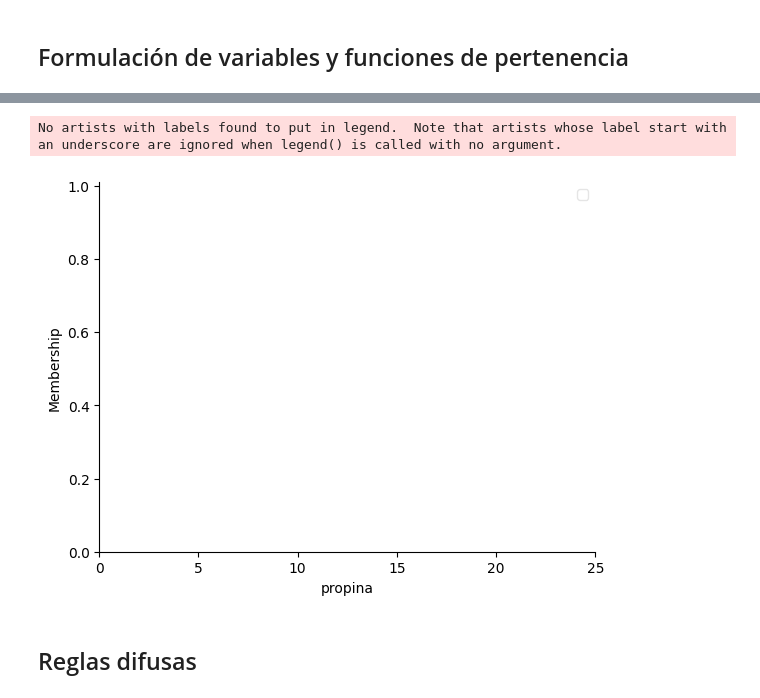
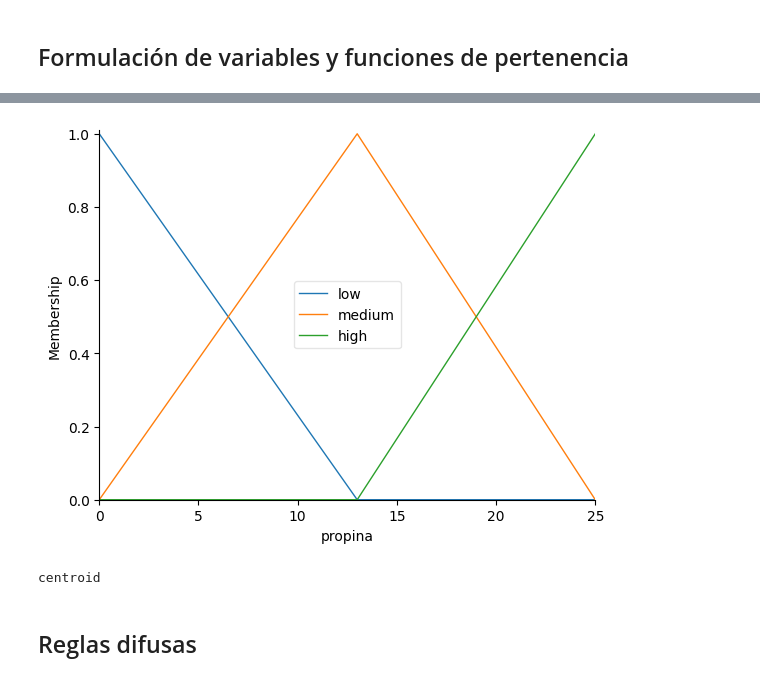
Before and after one commit to 0xGeN02/University, a Jupyter notebook: 2/IA/sesion7/N03_propinas_difusas.ipynb, the cells around one changed output, grey strips where cells are left out. Drawn from its saved outputs; the diff is of its cells as text; code cells hidden in the pictures.

```diff
--- a/2/IA/sesion7/N03_propinas_difusas.ipynb
+++ b/2/IA/sesion7/N03_propinas_difusas.ipynb
@@ -39,12 +40,15 @@ v_servicio.view()
 # %%
 # Otra forma de definir las funciones de pertenencia, especificando los puntos de corte
-v
+v_propina["low"] = fuzz.trimf(v_propina.universe, [0, 0, 13])
+v_propina["medium"] = fuzz.trimf(v_propina.universe, [0, 13, 25])
+v_propina["high"] = fuzz.trimf(v_propina.universe, [13, 25, 25])
 
 v_propina.view()
 # %% [output]
-No artists with labels found to put in legend.  Note that artists whose label start with an underscore are ignored when legend() is called with no argument.
-[figure, old version]
+[figure, new version]
 # %%
 print(v_propina.defuzzify_method)
+# %% [output]
+centroid
 # %% [markdown]
 ## Reglas difusas
```
Also changed, not shown: parts of 8 cells of this notebook.
